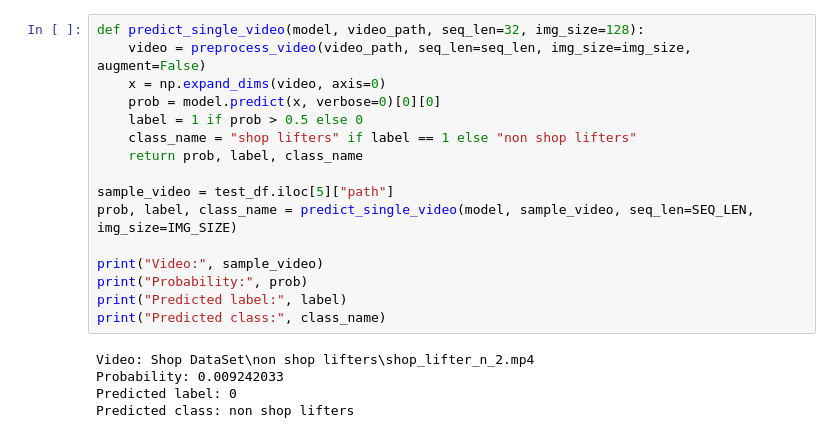
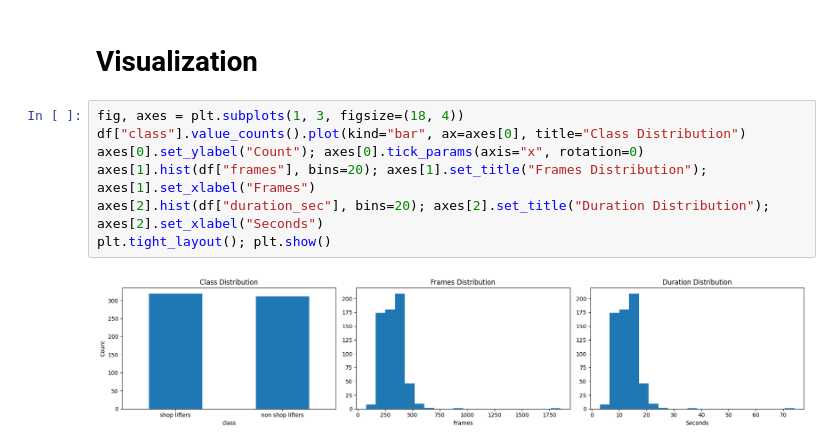
Before and after one commit to mohamedhazem889/Shoplifting-Classification, a Jupyter notebook: pretrained.ipynb, the cells around one changed output. Saved outputs shown, nothing was run; the diff lists cells and outputs as text.

```diff
--- a/pretrained.ipynb
+++ b/pretrained.ipynb
@@ -722,21 +165,11 @@ Predicted class: shop lifters
-# %%
-def predict_single_video(model, video_path, seq_len=32, img_size=128):
-    video = preprocess_video(video_path, seq_len=seq_len, img_size=img_size, augment=False)
-    x = np.expand_dims(video, axis=0)
-    prob = model.predict(x, verbose=0)[0][0]
-    label = 1 if prob > 0.5 else 0
-    class_name = "shop lifters" if label == 1 else "non shop lifters"
-    return prob, label, class_name
-
-sample_video = test_df.iloc[5]["path"]
-prob, label, class_name = predict_single_video(model, sample_video, seq_len=SEQ_LEN, img_size=IMG_SIZE)
-
-print("Video:", sample_video)
-print("Probability:", prob)
-print("Predicted label:", label)
-print("Predicted class:", class_name)
-# %% [output]
-Video: Shop DataSet\non shop lifters\shop_lifter_n_2.mp4
-Probability: 0.009242033
-Predicted label: 0
-Predicted class: non shop lifters
+# %% [markdown]
+# Visualization
+# %%
+fig, axes = plt.subplots(1, 3, figsize=(18, 4))
+df["class"].value_counts().plot(kind="bar", ax=axes[0], title="Class Distribution")
+axes[0].set_ylabel("Count"); axes[0].tick_params(axis="x", rotation=0)
+axes[1].hist(df["frames"], bins=20); axes[1].set_title("Frames Distribution"); axes[1].set_xlabel("Frames")
+axes[2].hist(df["duration_sec"], bins=20); axes[2].set_title("Duration Distribution"); axes[2].set_xlabel("Seconds")
+plt.tight_layout(); plt.show()
+# %% [output]
+[figure, added]
```
Also changed, not shown: parts of 55 cells of this notebook.
